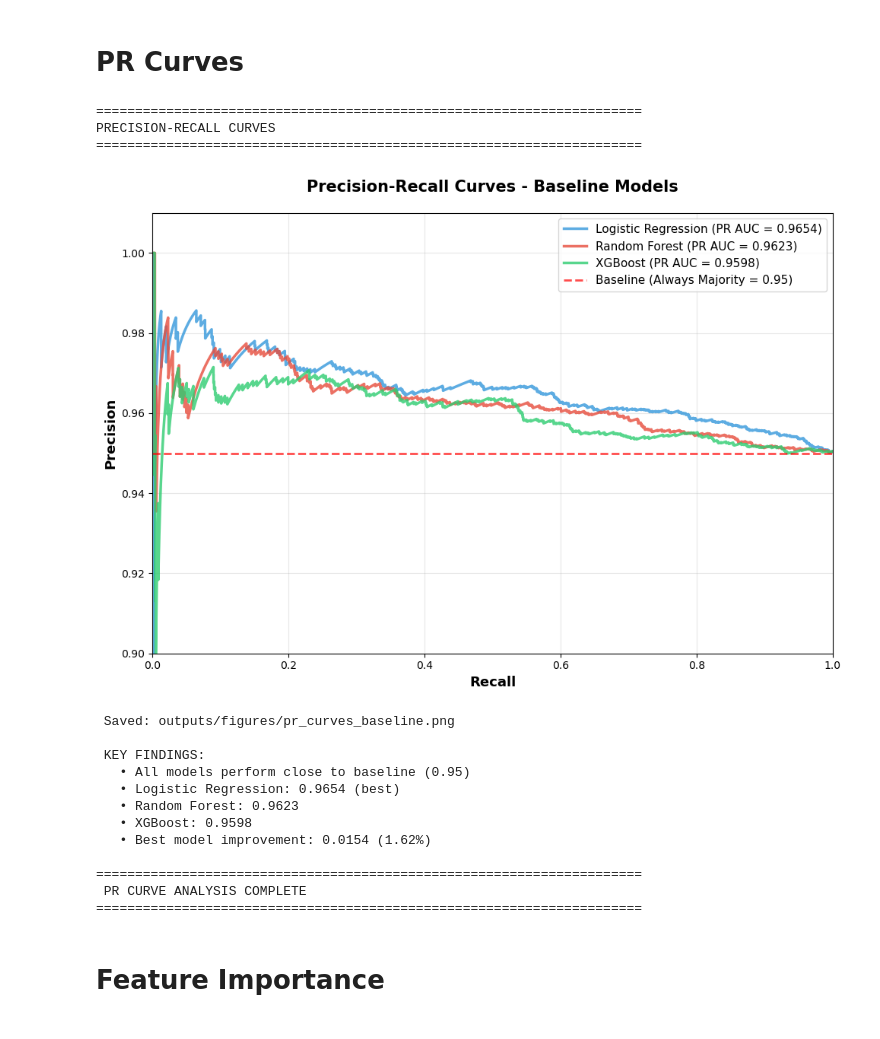
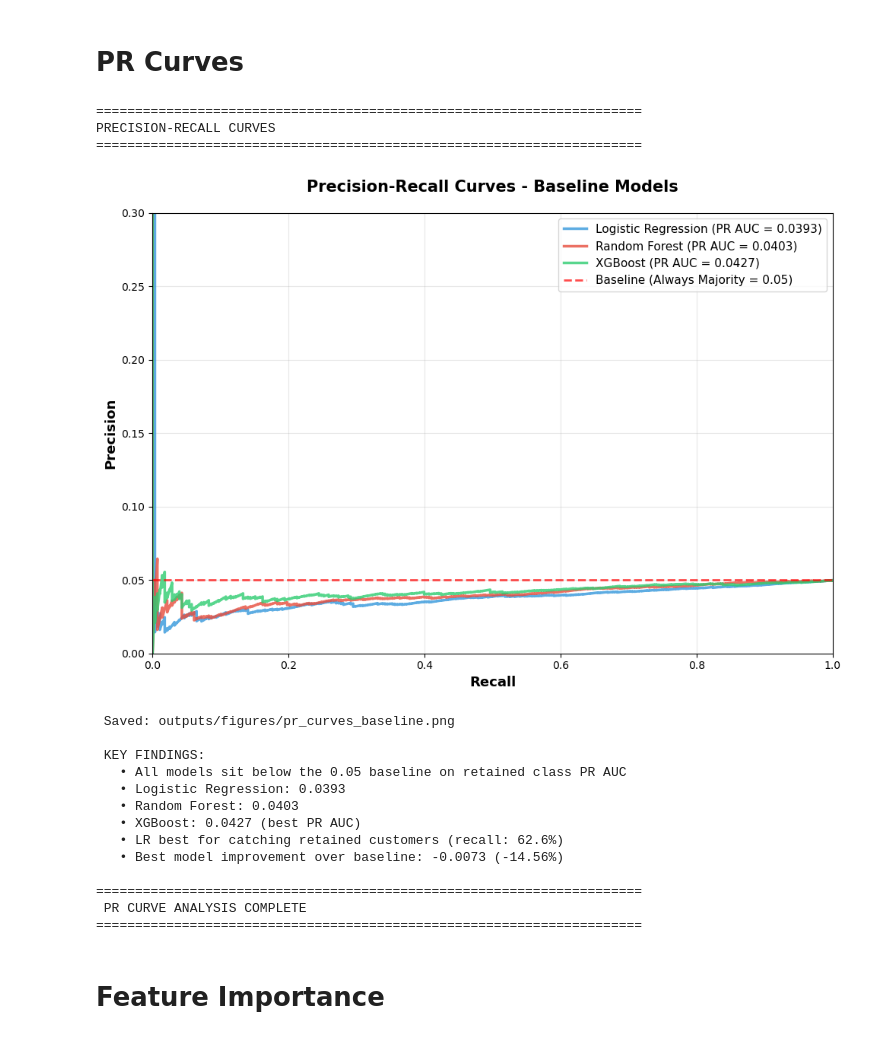
Before and after one commit to ReynoldT92/Olist-Customer-Drop-Off-Prediction, a Jupyter notebook: notebooks/03_predictive_modeling.ipynb, the cells around one changed output. Cells and saved outputs as stored; diff of their text form; code cells hidden in the pictures.

```diff
--- a/notebooks/03_predictive_modeling.ipynb
+++ b/notebooks/03_predictive_modeling.ipynb
@@ -253,8 +253,7 @@ print(f"   Retained (0): {test_dist[0]:,} ({test_dist[0]/len(y_test):.1%})")
 # Calculate scale_pos_weight for XGBoost
 # Formula: (# majority class) / (# minority class)
 # In our case: (# dropped_off) / (# retained)
-scale_pos_weight = (y_train == 1).sum() / (y_train == 0).sum()
-
+scale_pos_weight = (y_train == 0).sum() / (y_train == 1).sum()
 print(f"\n Class Imbalance Ratio:")
 print(f"   Majority class (dropped_off=1): {(y_train == 1).sum():,}")
 print(f"   Minority class (retained=0): {(y_train == 0).sum():,}")
@@ -281,2 +280,7 @@ TRAIN-TEST SPLIT
 
  Data split complete - ready for modeling!
+# %%
+import pickle
+with open('../outputs/models/logistic_regression_final.pkl', 'wb') as f:
+    pickle.dump(lr_model, f)
+print("Model saved!")
@@ -765,7 +776,6 @@ Logistic Regression:
 # ============================================================================
 # PRECISION-RECALL CURVES - BASELINE COMPARISON
 # ============================================================================
-
 print("\n" + "="*70)
 print("PRECISION-RECALL CURVES")
 print("="*70)
@@ -773,62 +783,64 @@ print("="*70)
 # Calculate PR curves for all models
 from sklearn.metrics import precision_recall_curve
 
-precision_lr, recall_lr, _ = precision_recall_curve(y_test, y_pred_proba_lr)
-precision_rf, recall_rf, _ = precision_recall_curve(y_test, y_pred_proba_rf)
-precision_xgb, recall_xgb, _ = precision_recall_curve(y_test, y_pred_proba_xgb)
+curve_prec_lr, curve_rec_lr, _ = precision_recall_curve(y_test, y_pred_proba_lr, pos_label=0)
+curve_prec_rf, curve_rec_rf, _ = precision_recall_curve(y_test, y_pred_proba_rf, pos_label=0)
+curve_prec_xgb, curve_rec_xgb, _ = precision_recall_curve(y_test, y_pred_proba_xgb, pos_label=0)
 
 # Plot
 plt.figure(figsize=(10, 7))
 
-plt.plot(recall_lr, precision_lr, label=f'Logistic Regression (PR AUC = {pr_auc_lr:.4f})',
+plt.plot(curve_rec_lr, curve_prec_lr, label=f'Logistic Regression (PR AUC = {pr_auc_lr:.4f})',
          linewidth=2.5, alpha=0.8, color='#3498db')
-plt.plot(recall_rf, precision_rf, label=f'Random Forest (PR AUC = {pr_auc_rf:.4f})',
+plt.plot(curve_rec_rf, curve_prec_rf, label=f'Random Forest (PR AUC = {pr_auc_rf:.4f})',
          linewidth=2.5, alpha=0.8, color='#e74c3c')
-plt.plot(recall_xgb, precision_xgb, label=f'XGBoost (PR AUC = {pr_auc_xgb:.4f})',
+plt.plot(curve_rec_xgb, curve_prec_xgb, label=f'XGBoost (PR AUC = {pr_auc_xgb:.4f})',
          linewidth=2.5, alpha=0.8, color='#2ecc71')
 
 # Baseline (always predict majority)
-plt.axhline(y=0.95, color='red', linestyle='--', linewidth=2,
-            label='Baseline (Always Majority = 0.95)', alpha=0.7)
+plt.axhline(y=0.05, color='red', linestyle='--', linewidth=2,
+            label='Baseline (Always Majority = 0.05)', alpha=0.7)
 
 plt.xlabel('Recall', fontsize=13, weight='bold')
 plt.ylabel('Precision', fontsize=13, weight='bold')
 plt.title('Precision-Recall Curves - Baseline Models', fontsize=15, weight='bold', pad=20)
 plt.legend(loc='best', fontsize=11)
 plt.grid(alpha=0.3)
 plt.xlim([0, 1])
-plt.ylim([0.9, 1.01])
+plt.ylim([0.0, 0.3])
 
 plt.tight_layout()
 plt.savefig('../outputs/figures/pr_curves_baseline.png',
             dpi=300, bbox_inches='tight', facecolor='white')
 plt.show()
 
 print(f"\n Saved: outputs/figures/pr_curves_baseline.png")
 
 print("\n KEY FINDINGS:")
-print(f"   • All models perform close to baseline (0.95)")
-print(f"   • Logistic Regression: {pr_auc_lr:.4f} (best)")
+print(f"   • All models sit below the 0.05 baseline on retained class PR AUC")
+print(f"   • Logistic Regression: {pr_auc_lr:.4f}")
 print(f"   • Random Forest: {pr_auc_rf:.4f}")
-print(f"   • XGBoost: {pr_auc_xgb:.4f}")
-print(f"   • Best model improvement: {pr_auc_lr - 0.95:.4f} ({(pr_auc_lr - 0.95)/0.95*100:.2f}%)")
+print(f"   • XGBoost: {pr_auc_xgb:.4f} (best PR AUC)")
+print(f"   • LR best for catching retained customers (recall: 62.6%)")
+print(f"   • Best model improvement over baseline: {pr_auc_xgb - 0.05:.4f} ({(pr_auc_xgb - 0.05)/0.05*100:.2f}%)")
 
 print("\n" + "="*70)
 print(" PR CURVE ANALYSIS COMPLETE")
 print("="*70)
 # %% [output]
 ======================================================================
 PRECISION-RECALL CURVES
 ======================================================================
-[figure, old version]
+[figure, new version]
  Saved: outputs/figures/pr_curves_baseline.png
 
  KEY FINDINGS:
-   • All models perform close to baseline (0.95)
-   • Logistic Regression: 0.9654 (best)
-   • Random Forest: 0.9623
-   • XGBoost: 0.9598
-   • Best model improvement: 0.0154 (1.62%)
+   • All models sit below the 0.05 baseline on retained class PR AUC
+   • Logistic Regression: 0.0393
+   • Random Forest: 0.0403
+   • XGBoost: 0.0427 (best PR AUC)
+   • LR best for catching retained customers (recall: 62.6%)
+   • Best model improvement over baseline: -0.0073 (-14.56%)
 
 ======================================================================
  PR CURVE ANALYSIS COMPLETE
```
Also changed, not shown: parts of 10 cells of this notebook, 9 other files.
